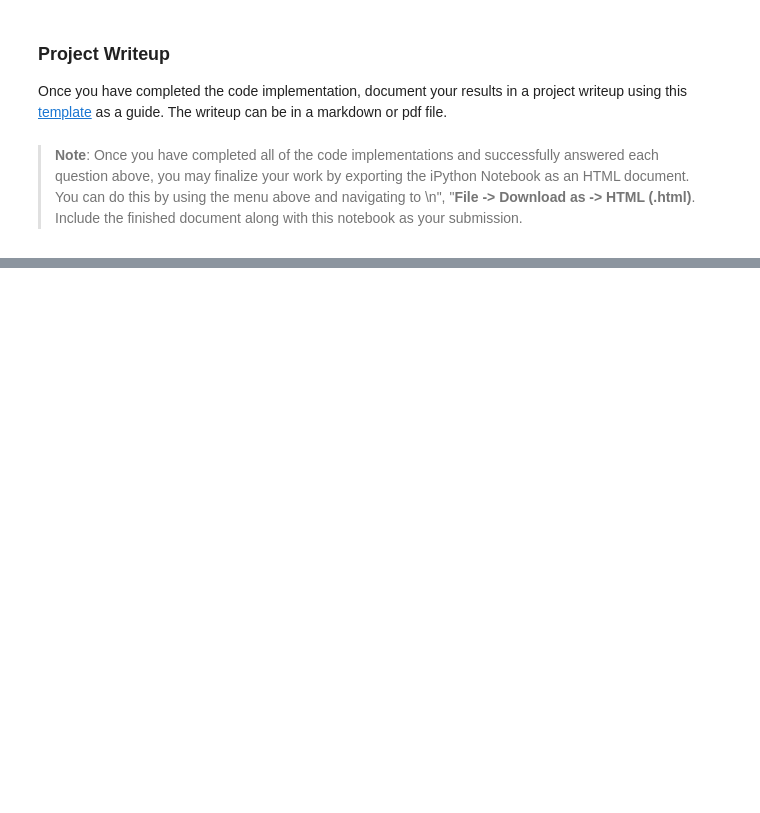
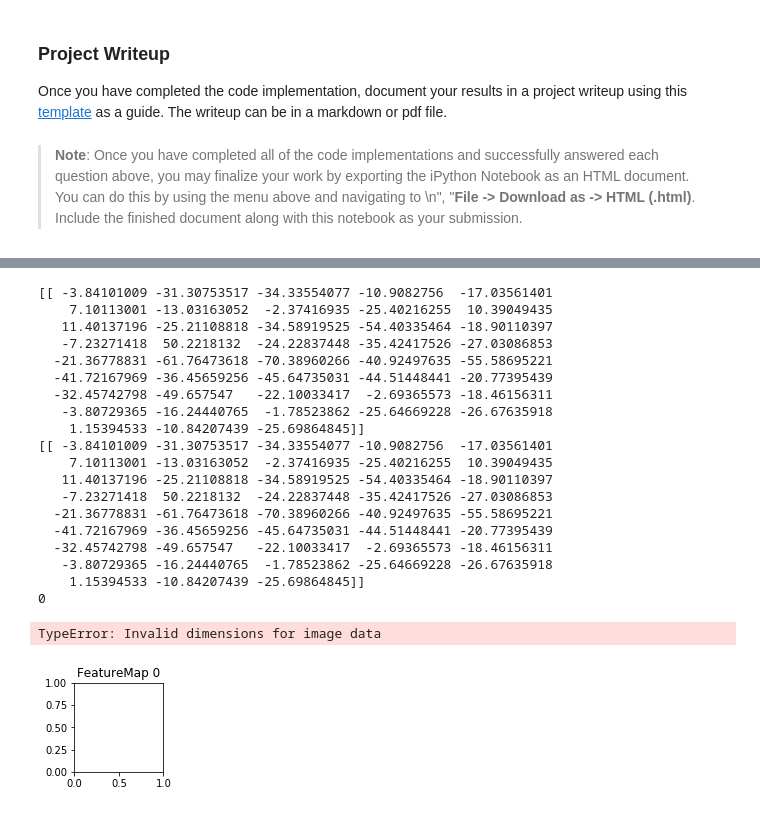
Before and after one commit to MEOWMEOW114/nd013-p2-traffic-signs-classifier, a Jupyter notebook: Traffic_Sign_Classifier.ipynb, the cells around one changed output, grey strips where cells are left out. Saved outputs shown, nothing was run; the diff lists cells and outputs as text; code cells hidden in the pictures; blank space fills up the shorter version.

```diff
--- a/Traffic_Sign_Classifier.ipynb
+++ b/Traffic_Sign_Classifier.ipynb
@@ -377,10 +434,11 @@ Validation Accuracy = 0.989
 Model saved
 # %%
 import tensorflow as tf
-saver = tf.train.Saver()
+# saver = tf.train.Saver()
 with tf.Session() as sess:
-    #saver.restore(sess, tf.train.latest_checkpoint('.'))
     saver.restore(sess, './traffic_sign_net')
+#     new_saver = tf.train.import_meta_graph('traffic_sign_net.meta')
+#     new_saver.restore(sess, tf.train.latest_checkpoint('.'))
     test_accuracy = evaluate(X_test_pro, y_test)
     print("Test Accuracy = {:.3f}".format(test_accuracy))
 # %% [output]
@@ -455,32 +513,32 @@ sign_name_df.head()
 # %%
 import matplotlib.pyplot as plt
 import matplotlib.image as mpimg
-image1=mpimg.imread('Final_Test/Images/00000.ppm')
+image1=mpimg.imread('Final_Test_Selected/Images/00000.ppm')
 plt.subplot(2,3,1)
 plt.imshow(image1)
 
-image2 =mpimg.imread('Final_Test/Images/00001.ppm')
+image2 =mpimg.imread('Final_Test_Selected/Images/00001.ppm')
 plt.subplot(2,3,2)
 plt.imshow(image2)
 
-image3 =mpimg.imread('Final_Test/Images/00002.ppm')
+image3 =mpimg.imread('Final_Test_Selected/Images/00002.ppm')
 plt.subplot(2,3,3)
 plt.imshow(image3)
 
-image4 =mpimg.imread('Final_Test/Images/00003.ppm')
+image4 =mpimg.imread('Final_Test_Selected/Images/00003.ppm')
 plt.subplot(2,3,4)
 plt.imshow(image4)
 
-image5 =mpimg.imread('Final_Test/Images/00008.ppm')
+image5 =mpimg.imread('Final_Test_Selected/Images/00008.ppm')
 plt.subplot(2,3,5)
 plt.imshow(image5)
 
-image6 =mpimg.imread('Final_Test/Images/00006.ppm')
+image6 =mpimg.imread('Final_Test_Selected/Images/00006.ppm')
 plt.subplot(2,3,6)
 plt.imshow(image6)
 
 true_label=[16,1,38,33,25,18]
-
+# print(image1)
 
 image1 = cv2.resize(image1, (32, 32))
 image2= cv2.resize(image2 ,(32, 32))
@@ -596,9 +655,9 @@ Looking just at the first row we get `[ 0.34763842,  0.24879643,  0.12789202]`,
 ### Feel free to use as many code cells as needed.
 
 with tf.Session() as sess:
-    predicts = sess.run(tf.nn.top_k(new_figs_class, k=3, sorted=True))
+    predicts = sess.run(tf.nn.top_k(new_figs_class, k=5, sorted=True))
 
-print(predicts)
+# print(predicts)
 
 for i in range(len(predicts[0])):
     print('Image', i, 'probabilities:', predicts[0][i], 'and predicted classes:', predicts[1][i])
@@ -661,12 +715,17 @@ def outputFeatureMap(image_input, tf_activation, activation_min=-1, activation_m
     # image_input =
     # Note: x should be the same name as your network's tensorflow data placeholder variable
     # If you get an error tf_activation is not defined it may be having trouble accessing the variable from inside a function
-    activation = tf_activation.eval(session=sess,feed_dict={x : image_input})
-    featuremaps = activation.shape[3]
+    activation = tf_activation.eval(session=sess,feed_dict={x : image_input, keep_prob : 1.0})
+#     activation = sess.run(tf_activation, feed_dict={x: image_input})
+    print(activation)
+
+    featuremaps = 43#activation.shape[1]
     plt.figure(plt_num, figsize=(15,15))
     for featuremap in range(featuremaps):
         plt.subplot(6,8, featuremap+1) # sets the number of feature maps to show on each row and column
         plt.title('FeatureMap ' + str(featuremap)) # displays the feature map number
+        print(activation)
+        print(featuremap)
         if activation_min != -1 & activation_max != -1:
             plt.imshow(activation[0,:,:, featuremap], interpolation="nearest", vmin =activation_min, vmax=activation_max, cmap="gray")
         elif activation_max != -1:
@@ -674,5 +733,5 @@ def outputFeatureMap(image_input, tf_activation, activation_min=-1, activation_m
         elif activation_min !=-1:
             plt.imshow(activation[0,:,:, featuremap], interpolation="nearest", vmin=activation_min, cmap="gray")
         else:
-            plt.imshow(activation[0,:,:, featuremap], interpolation="nearest", cmap="gray")
+            plt.imshow(activation[0, featuremap], )
 # %%
@@ -699,0 +739,32 @@ print(yy)
+# %%
+imgs = np.array([test_figs_data[0]])
+imgs2 = np.reshape(test_figs_data[0], (1, 32,32,1) )
+print(test_figs_data[0])
+print(imgs2)
+
+with tf.Session() as sess:
+
+    saver.restore(sess, tf.train.latest_checkpoint('.'))
+    outputFeatureMap(imgs, logits)
+# %% [output]
+[[ -3.84101009 -31.30753517 -34.33554077 -10.9082756  -17.03561401
+    7.10113001 -13.03163052  -2.37416935 -25.40216255  10.39049435
+   11.40137196 -25.21108818 -34.58919525 -54.40335464 -18.90110397
+   -7.23271418  50.2218132  -24.22837448 -35.42417526 -27.03086853
+  -21.36778831 -61.76473618 -70.38960266 -40.92497635 -55.58695221
+  -41.72167969 -36.45659256 -45.64735031 -44.51448441 -20.77395439
+  -32.45742798 -49.657547   -22.10033417  -2.69365573 -18.46156311
+   -3.80729365 -16.24440765  -1.78523862 -25.64669228 -26.67635918
+    1.15394533 -10.84207439 -25.69864845]]
+[[ -3.84101009 -31.30753517 -34.33554077 -10.9082756  -17.03561401
+    7.10113001 -13.03163052  -2.37416935 -25.40216255  10.39049435
+   11.40137196 -25.21108818 -34.58919525 -54.40335464 -18.90110397
+   -7.23271418  50.2218132  -24.22837448 -35.42417526 -27.03086853
+  -21.36778831 -61.76473618 -70.38960266 -40.92497635 -55.58695221
+  -41.72167969 -36.45659256 -45.64735031 -44.51448441 -20.77395439
+  -32.45742798 -49.657547   -22.10033417  -2.69365573 -18.46156311
+   -3.80729365 -16.24440765  -1.78523862 -25.64669228 -26.67635918
+    1.15394533 -10.84207439 -25.69864845]]
+0
+TypeError: Invalid dimensions for image data
+[figure, added]
```
Also changed, not shown: parts of 14 cells of this notebook, 14 other files.
